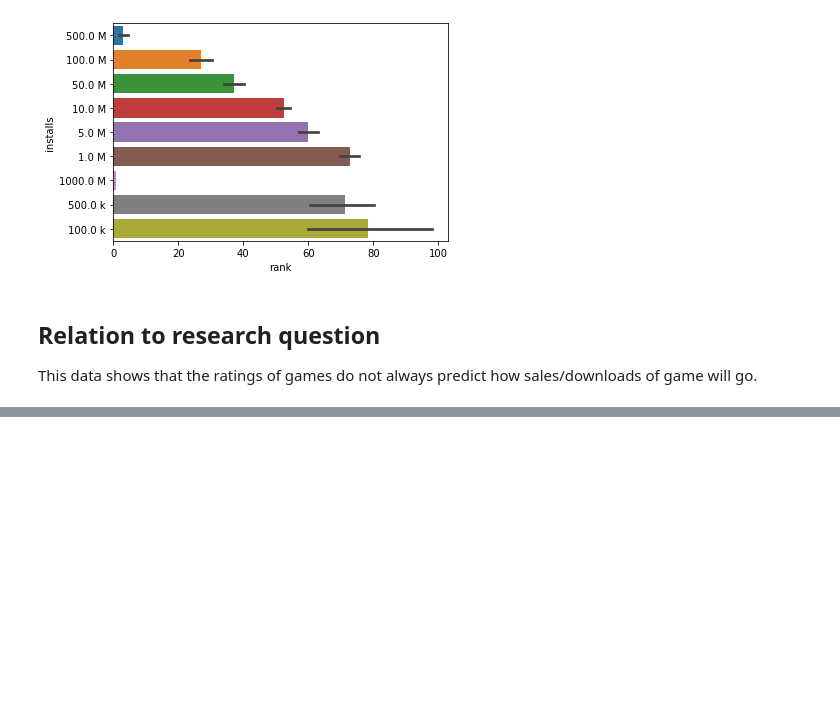
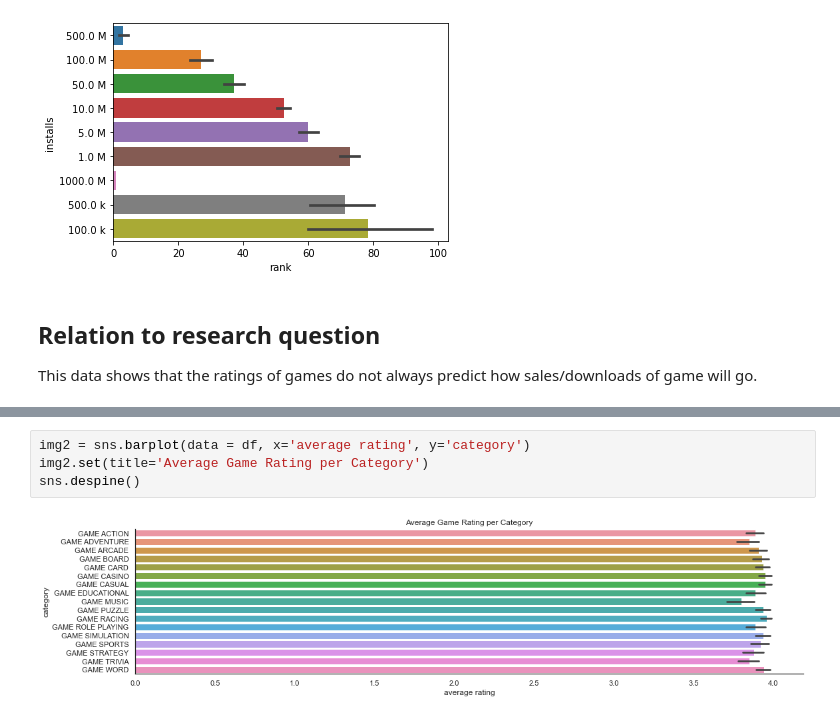
Before and after one commit to data301-2021-winter1/project-group30-project-2, a Jupyter notebook: notebooks/analysis1.ipynb, the cells around one changed output, grey strips where cells are left out. Saved outputs shown, nothing was run; the diff lists cells and outputs as text; blank space fills up the shorter version.

```diff
--- a/notebooks/analysis1.ipynb
+++ b/notebooks/analysis1.ipynb
@@ -323,0 +256,6 @@ This data shows that the ratings of games do not always predict how sales/downlo
+# %%
+img2 = sns.barplot(data = df, x='average rating', y='category')
+img2.set(title='Average Game Rating per Category')
+sns.despine()
+# %% [output]
+[figure, added]
```
Also changed, not shown: parts of 42 cells of this notebook, 2 other files.
